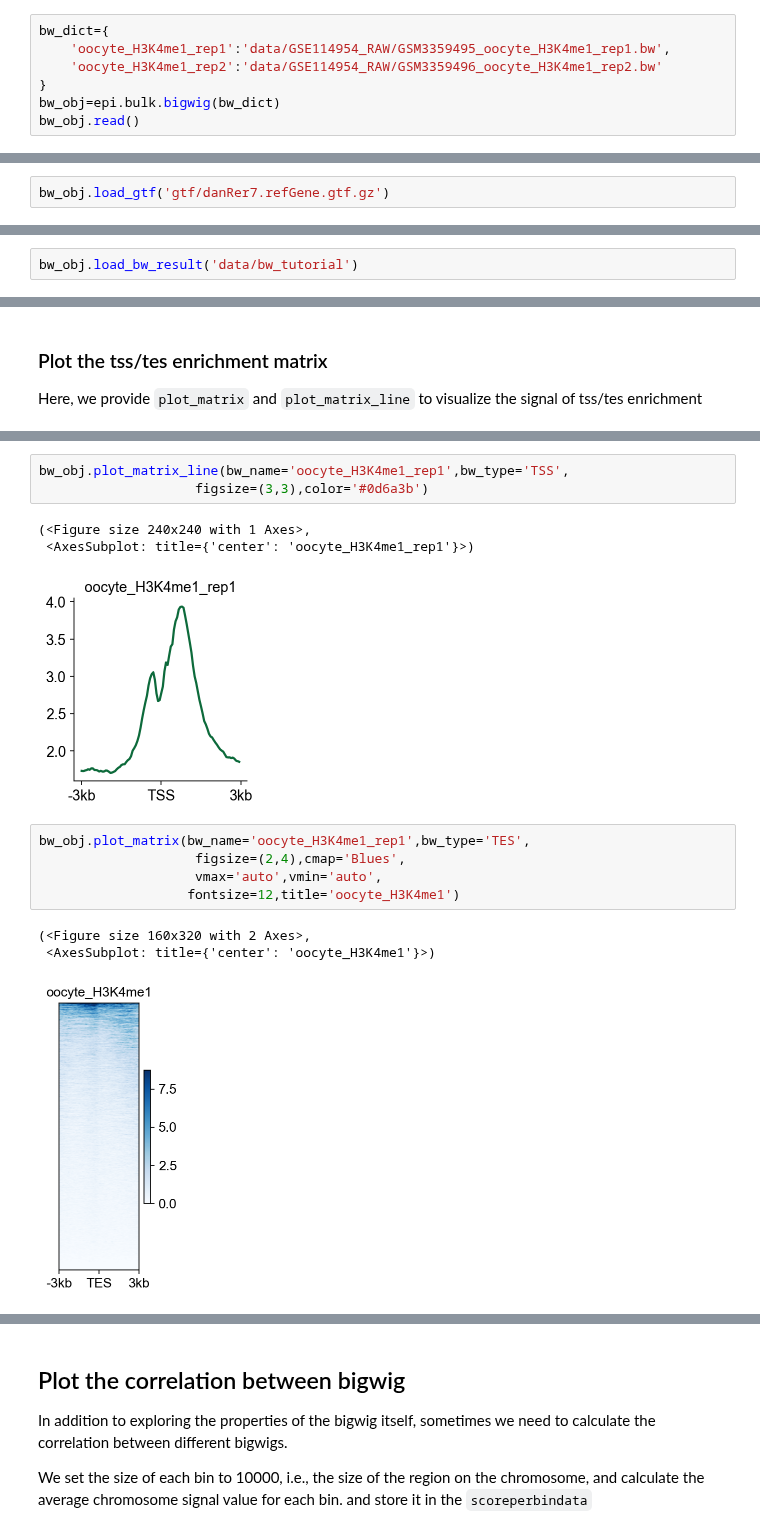
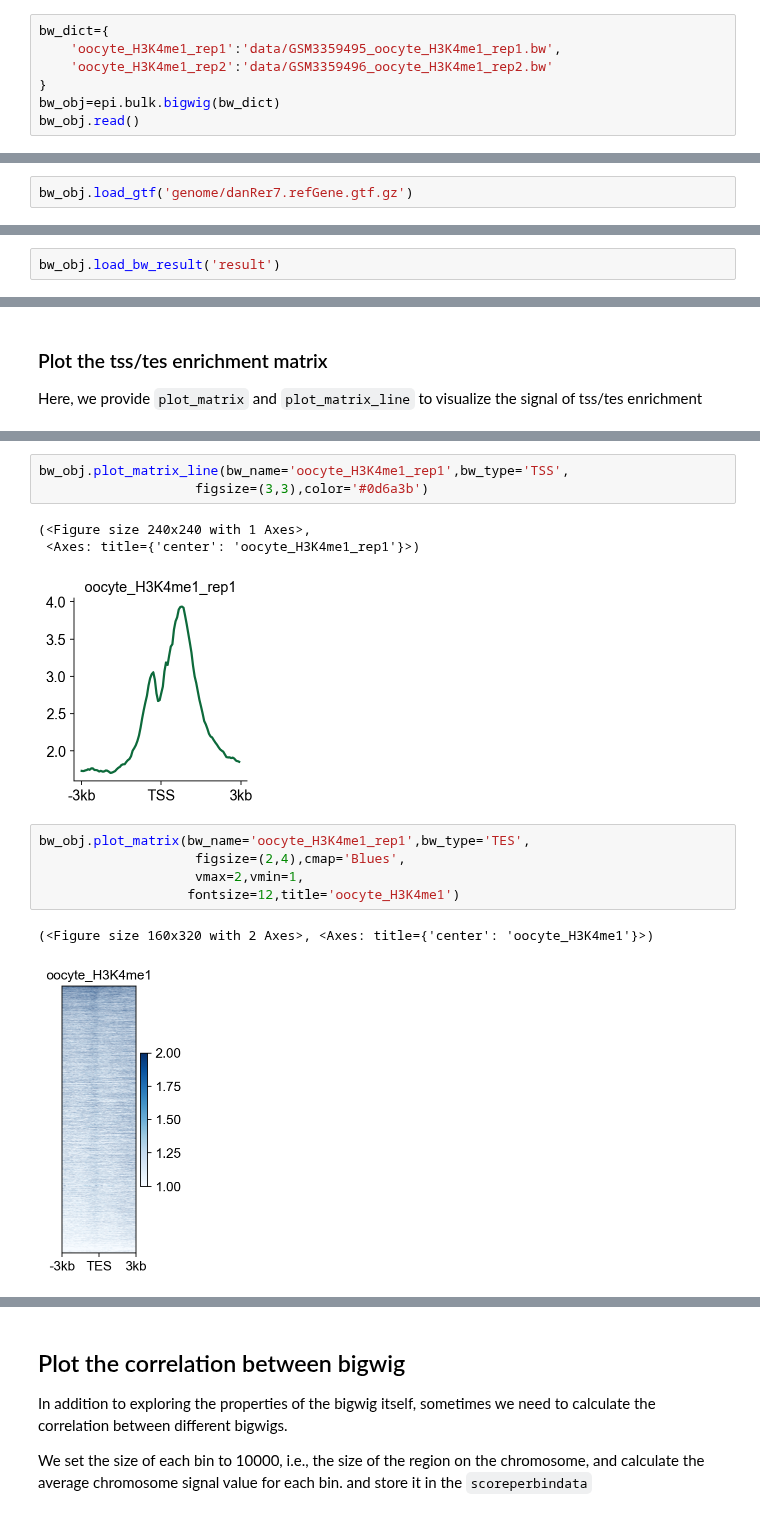
Before and after one commit to aristoteleo/epione, a Jupyter notebook: epione_guide/tutorials/bulk/t_bulk_visualize.ipynb, the cells around one changed output, grey strips where cells are left out. Saved outputs shown, nothing was run; the diff lists cells and outputs as text.

```diff
--- a/epione_guide/tutorials/bulk/t_bulk_visualize.ipynb
+++ b/epione_guide/tutorials/bulk/t_bulk_visualize.ipynb
@@ -21,8 +49,8 @@ We first prepare a directory of bigwig files that we need to visualise. epiverse
 We provide the directory in dictionary format.
 # %%
 bw_dict={
-    'oocyte_H3K4me1_rep1':'data/GSE114954_RAW/GSM3359495_oocyte_H3K4me1_rep1.bw',
-    'oocyte_H3K4me1_rep2':'data/GSE114954_RAW/GSM3359496_oocyte_H3K4me1_rep2.bw'
+    'oocyte_H3K4me1_rep1':'data/GSM3359495_oocyte_H3K4me1_rep1.bw',
+    'oocyte_H3K4me1_rep2':'data/GSM3359496_oocyte_H3K4me1_rep2.bw'
 }
 bw_obj=epi.bulk.bigwig(bw_dict)
 bw_obj.read()
@@ -34,5 +63,5 @@ bw_obj.read()
 
 (nonecessary) When we visualise chromosomal regions, we usually want to see genetic information as well. This is where we can provide gtf files as input.
 # %%
-bw_obj.load_gtf('gtf/danRer7.refGene.gtf.gz')
+bw_obj.load_gtf('genome/danRer7.refGene.gtf.gz')
 # %% [output]
@@ -96,3 +140,3 @@ Saving oocyte_H3K4me1_rep1 results...
 # %%
-bw_obj.load_bw_result('data/bw_tutorial')
+bw_obj.load_bw_result('result')
 # %% [output]
@@ -118,17 +163,16 @@ bw_obj.plot_matrix_line(bw_name='oocyte_H3K4me1_rep1',bw_type='TSS',
                     figsize=(3,3),color='#0d6a3b')
 # %% [output]
 (<Figure size 240x240 with 1 Axes>,
- <AxesSubplot: title={'center': 'oocyte_H3K4me1_rep1'}>)
+ <Axes: title={'center': 'oocyte_H3K4me1_rep1'}>)
 [figure]
 # %%
 bw_obj.plot_matrix(bw_name='oocyte_H3K4me1_rep1',bw_type='TES',
                     figsize=(2,4),cmap='Blues',
-                    vmax='auto',vmin='auto',
+                    vmax=2,vmin=1,
                    fontsize=12,title='oocyte_H3K4me1')
 # %% [output]
-(<Figure size 160x320 with 2 Axes>,
- <AxesSubplot: title={'center': 'oocyte_H3K4me1'}>)
+(<Figure size 160x320 with 2 Axes>, <Axes: title={'center': 'oocyte_H3K4me1'}>)
-[figure, old version]
+[figure, new version]
 # %%
 bw_obj.plot_matrix_line(bw_name='oocyte_H3K4me1_rep1',bw_type='TES',
                     figsize=(3,3),color='#2c50a4')
```
Also changed, not shown: parts of 18 cells of this notebook, 9 other files.
